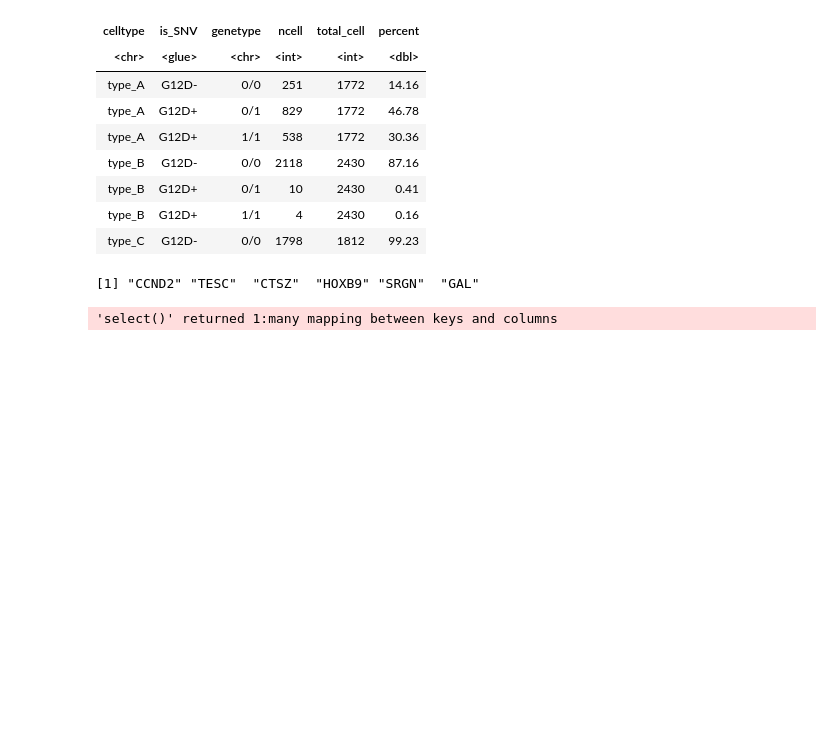
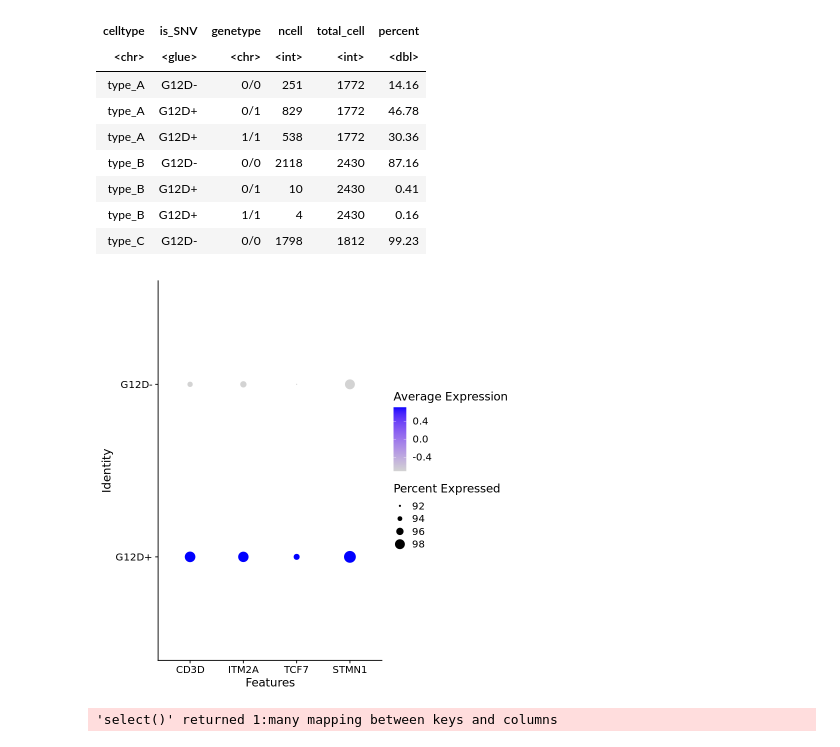
Before and after one commit to singleron-RD/analysis_guide, a Jupyter notebook: SNP_analysis.ipynb, the cells around one changed output. Saved outputs shown, nothing was run; the diff lists cells and outputs as text; code cells hidden in the pictures; blank space fills up the shorter version.

Commit message:
add gene expression plot

```diff
--- a/SNP_analysis.ipynb
+++ b/SNP_analysis.ipynb
@@ -202,11 +202,12 @@ Idents(rds.snp) <- rds.snp@meta.data$is_SNV
 
 marker.df <- FindMarkers(rds.snp, ident.1 = str_glue("{protein.use}+"), ident.2 = str_glue("{protein.use}-")) %>%
     filter(p_val_adj <= 0.05)
-marker.genes <- rownames(marker.df)
 
-head(marker.genes)
+marker.gene.test <- head(rownames(marker.df %>% filter(avg_log2FC > 0)), 4)
-# %% [output]
-[1] "CCND2" "TESC"  "CTSZ"  "HOXB9" "SRGN"  "GAL"
+# %%
+DotPlot(rds.snp,features = marker.gene.test)
+# %% [output]
+[figure, added]
 # %%
 # gene symbol to gene id
 gene.ids <- bitr(
```
